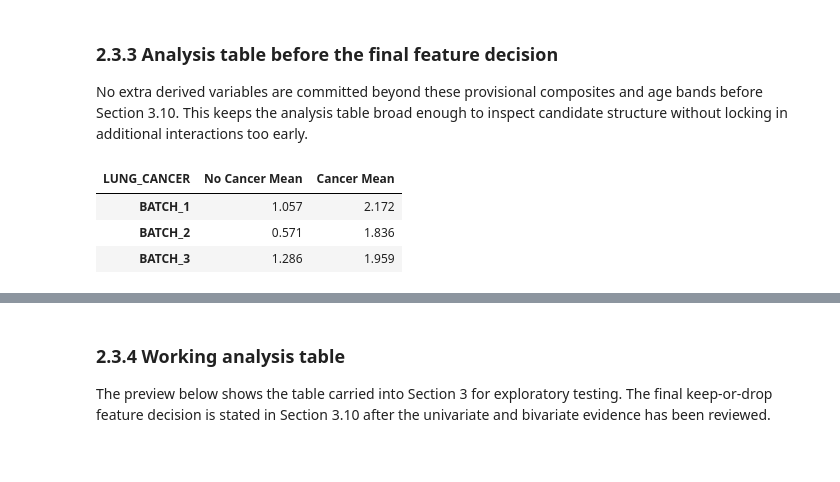
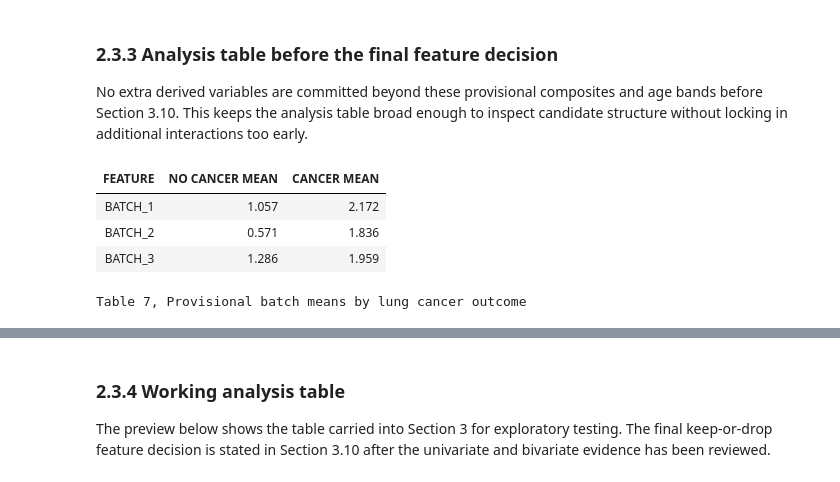
Before and after one commit to JoeShade/groupProject, a Jupyter notebook: blankTemplate.ipynb, the cells around one changed output, grey strips where cells are left out. Drawn from its saved outputs; the diff is of its cells as text; code cells hidden in the pictures.

```diff
--- a/blankTemplate.ipynb
+++ b/blankTemplate.ipynb
@@ -539,17 +539,29 @@ No extra derived variables are committed beyond these provisional composites and
 # %%
 engineered_feature_mean_df = (
     dataset_clean.groupby('LUNG_CANCER')[['BATCH_1', 'BATCH_2', 'BATCH_3']]
     .mean()
     .T.rename(columns={0: 'No Cancer Mean', 1: 'Cancer Mean'})
     .round(3)
 )
 
-engineered_feature_mean_df
+engineered_feature_mean_display_df = (
+    engineered_feature_mean_df.rename_axis('Feature').reset_index()
+)
+
+if HTML is not None and display is not None:
+    display(HTML(_render_centered_html_table(
+        engineered_feature_mean_display_df,
+        'Table 7, Provisional batch means by lung cancer outcome',
+        width='68%',
+    )))
+else:
+    print(engineered_feature_mean_df.to_string())
 # %% [output]
-| LUNG_CANCER | No Cancer Mean | Cancer Mean |
+| FEATURE | NO CANCER MEAN | CANCER MEAN |
 | BATCH_1 | 1.057 | 2.172 |
 | BATCH_2 | 0.571 | 1.836 |
 | BATCH_3 | 1.286 | 1.959 |
+Table 7, Provisional batch means by lung cancer outcome
 # %%
 engineered_correlation_df = dataset_clean[
     ['AGE', 'BATCH_1', 'BATCH_2', 'BATCH_3', 'LUNG_CANCER']
```
Also changed, not shown: parts of 2 cells of this notebook.
